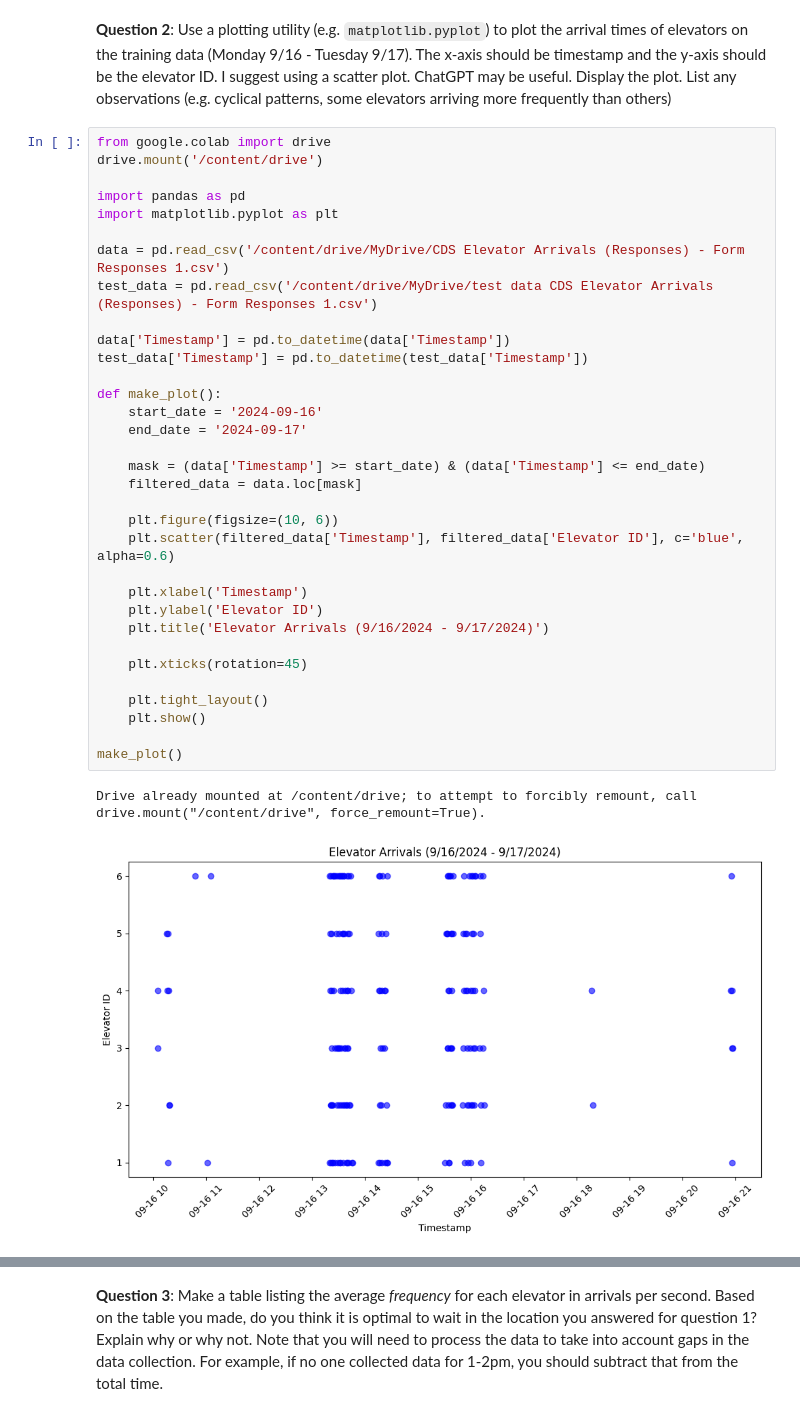
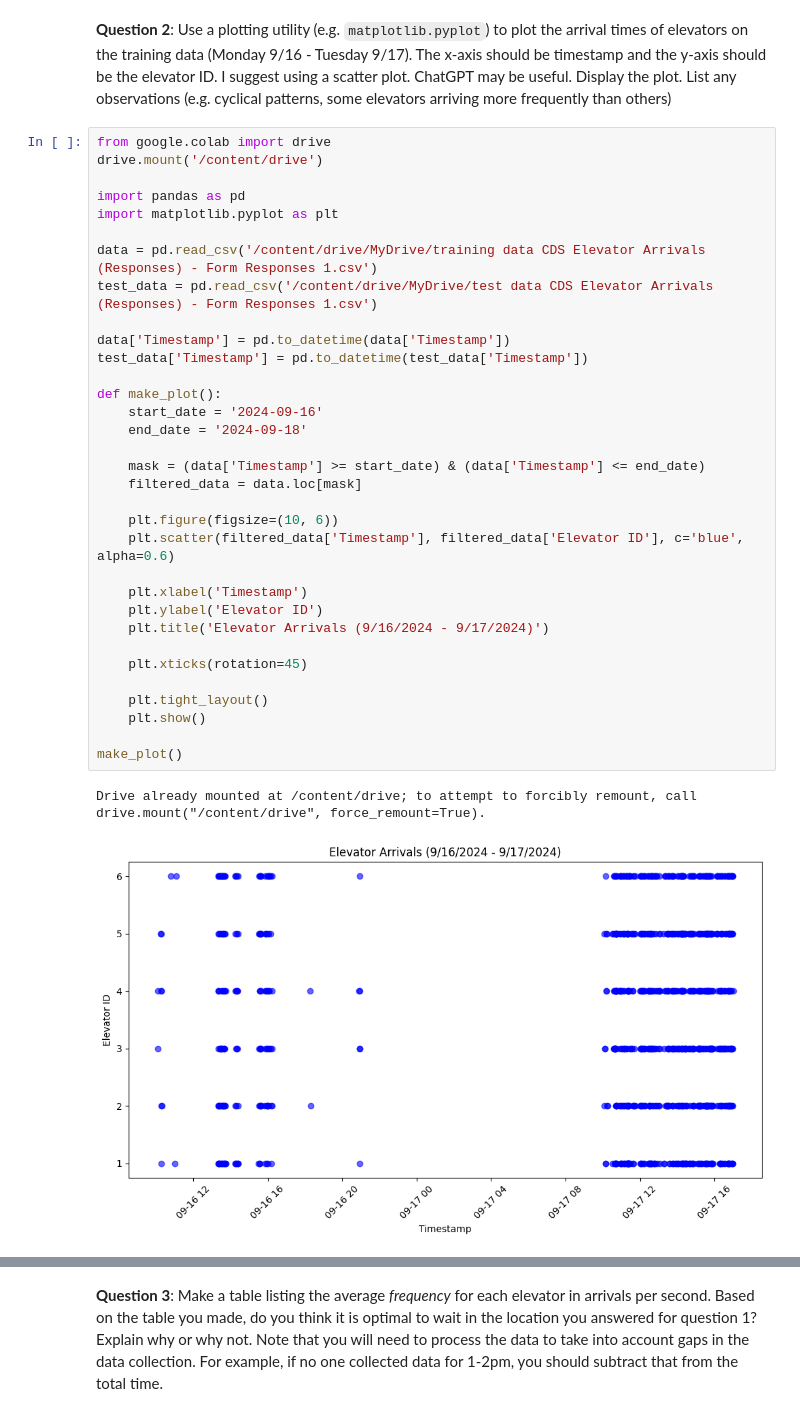
Before and after one commit to andeliuliu/andeliu-assignment-1, a Jupyter notebook: assignment1.ipynb, the cells around one changed output, grey strips where cells are left out. Drawn from its saved outputs; the diff is of its cells as text.

```diff
--- a/assignment1.ipynb
+++ b/assignment1.ipynb
@@ -69,36 +69,36 @@ drive.mount('/content/drive')
 
 import pandas as pd
 import matplotlib.pyplot as plt
 
-data = pd.read_csv('/content/drive/MyDrive/CDS Elevator Arrivals (Responses) - Form Responses 1.csv')
+data = pd.read_csv('/content/drive/MyDrive/training data CDS Elevator Arrivals (Responses) - Form Responses 1.csv')
 test_data = pd.read_csv('/content/drive/MyDrive/test data CDS Elevator Arrivals (Responses) - Form Responses 1.csv')
 
 data['Timestamp'] = pd.to_datetime(data['Timestamp'])
 test_data['Timestamp'] = pd.to_datetime(test_data['Timestamp'])
 
 def make_plot():
     start_date = '2024-09-16'
-    end_date = '2024-09-17'
+    end_date = '2024-09-18'
 
     mask = (data['Timestamp'] >= start_date) & (data['Timestamp'] <= end_date)
     filtered_data = data.loc[mask]
 
     plt.figure(figsize=(10, 6))
     plt.scatter(filtered_data['Timestamp'], filtered_data['Elevator ID'], c='blue', alpha=0.6)
 
     plt.xlabel('Timestamp')
     plt.ylabel('Elevator ID')
     plt.title('Elevator Arrivals (9/16/2024 - 9/17/2024)')
 
     plt.xticks(rotation=45)
 
     plt.tight_layout()
     plt.show()
 
 make_plot()
 # %% [output]
 Drive already mounted at /content/drive; to attempt to forcibly remount, call drive.mount("/content/drive", force_remount=True).
-[figure, old version]
+[figure, new version]
 # %% [markdown]
 State observations here (briefly).
 
```
Also changed, not shown: parts of 10 cells of this notebook.
